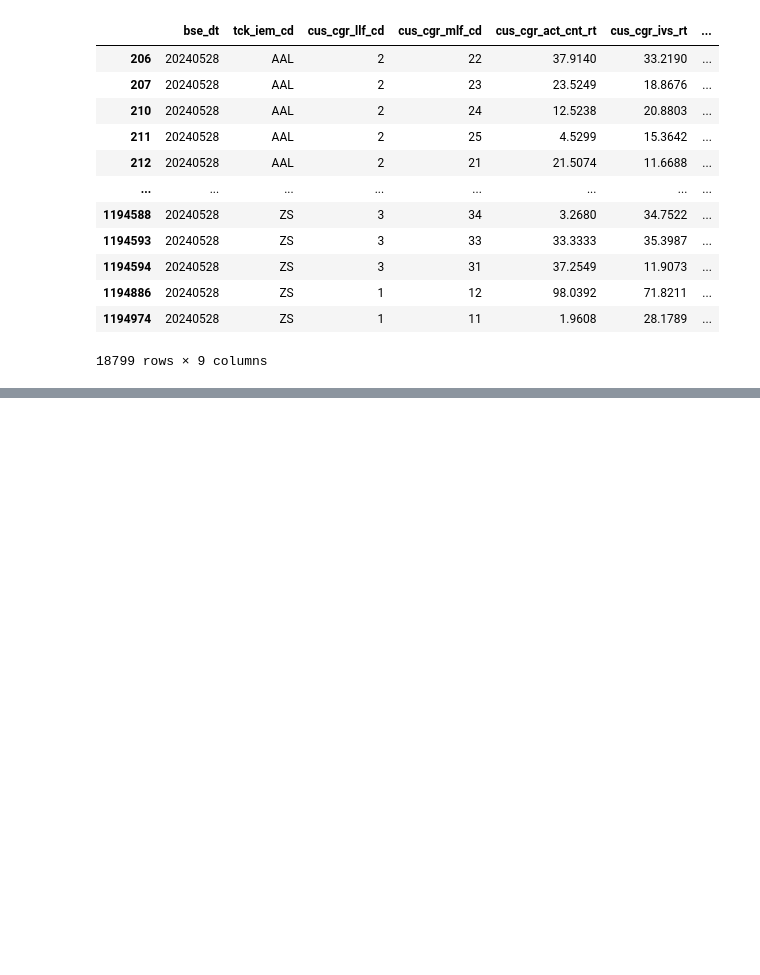
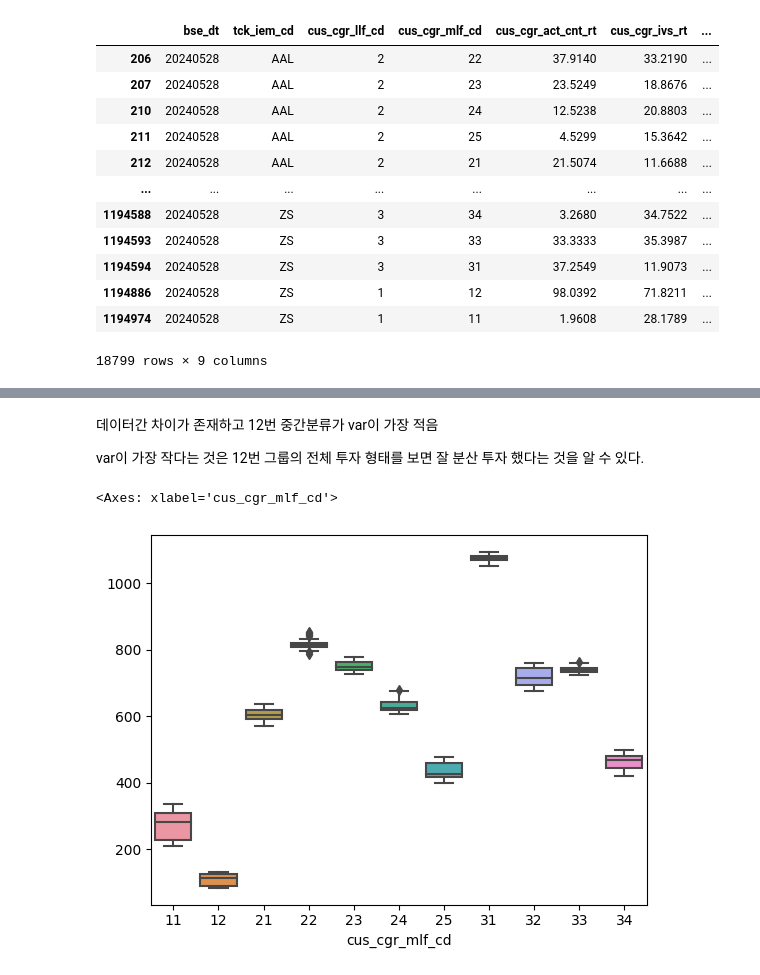
Before and after one commit to Fromson99/GNN_portfolio_allocation, a Jupyter notebook: data_EDA.ipynb, the cells around one changed output, grey strips where cells are left out. Drawn from its saved outputs; the diff is of its cells as text; code cells hidden in the pictures; blank space fills up the shorter version.

```diff
--- a/data_EDA.ipynb
+++ b/data_EDA.ipynb
@@ -279,0 +739,10 @@ cross_sample['tck_iem_cd'] =
+# %% [markdown]
+데이터간 차이가 존재하고 12번 중간분류가 var이 가장 적음
+
+var이 가장 작다는 것은 12번 그룹의 전체 투자 형태를 보면 잘 분산 투자 했다는 것을 알 수 있다.
+# %%
+import seaborn as sns
+sns.boxplot(investment_ratio_var_by_time_and_class)
+# %% [output]
+<Axes: xlabel='cus_cgr_mlf_cd'>
+[figure, added]
```
Also changed, not shown: parts of 44 cells of this notebook.
